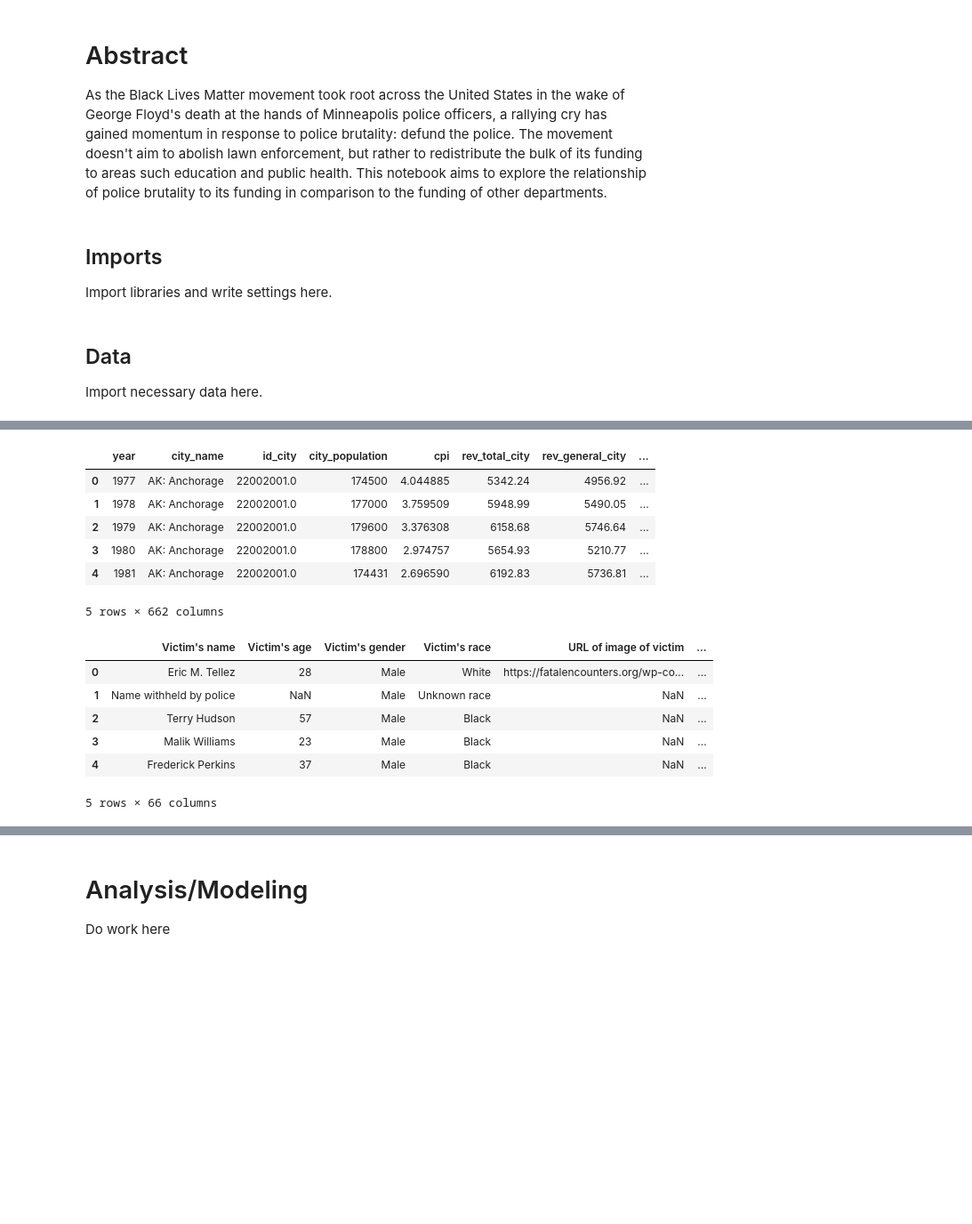
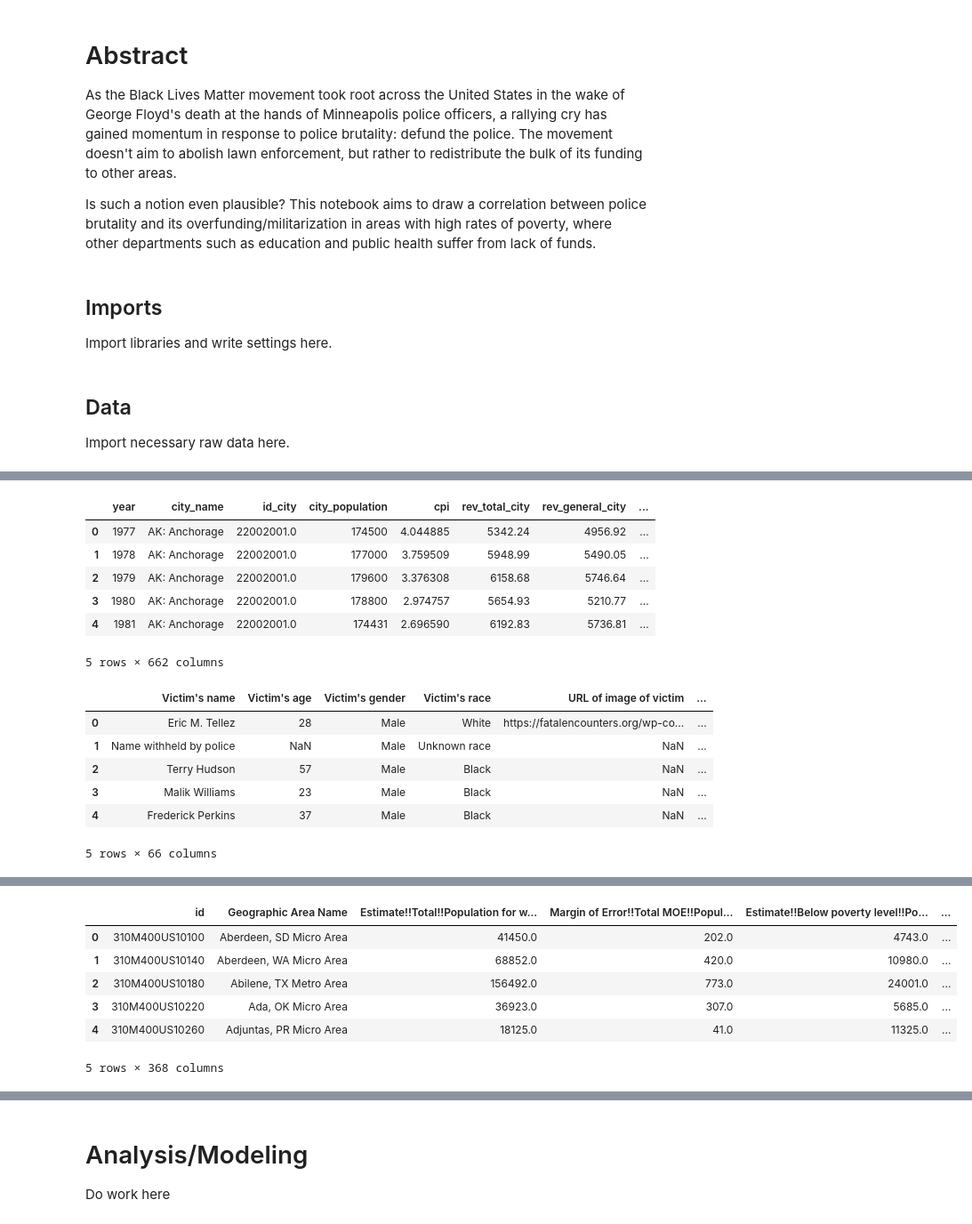
Before and after one commit to EzrielAsItGets/summer-2020-project, a Jupyter notebook: US Police Violence & Fatal Shootings.ipynb, the cells around one changed output, grey strips where cells are left out. Shown: that part at 89% size. Saved outputs shown, nothing was run; the diff lists cells and outputs as text; code cells hidden in the pictures; blank space fills up the shorter version.

```diff
--- a/US Police Violence & Fatal Shootings.ipynb
+++ b/US Police Violence & Fatal Shootings.ipynb
@@ -1,6 +1,8 @@
 # %% [markdown]
 # Abstract
-As the Black Lives Matter movement took root across the United States in the wake of George Floyd's death at the hands of Minneapolis police officers, a rallying cry has gained momentum in response to police brutality: defund the police. The movement doesn't aim to abolish lawn enforcement, but rather to redistribute the bulk of its funding to areas such education and public health. This notebook aims to explore the relationship of police brutality to its funding in comparison to the funding of other departments.
+As the Black Lives Matter movement took root across the United States in the wake of George Floyd's death at the hands of Minneapolis police officers, a rallying cry has gained momentum in response to police brutality: defund the police. The movement doesn't aim to abolish lawn enforcement, but rather to redistribute the bulk of its funding to other areas.
+
+Is such a notion even plausible? This notebook aims to draw a correlation between police brutality and its overfunding/militarization in areas with high rates of poverty, where other departments such as education and public health suffer from lack of funds.
 # %% [markdown]
 ## Imports
 Import libraries and write settings here.
@@ -38,21 +40,18 @@ cf.go_offline(connected=True)
 cf.set_config_file(theme='white')
 # %% [markdown]
 ## Data
-Import necessary data here.
+Import necessary raw data here.
 # %%
 dr = pd.read_csv('./data/deaths_arrests_race.csv')
 cb = pd.read_csv('./data/budgets.csv')
 pk = pd.read_csv('./data/police_killings.csv')
-
-data = []
+pv = pd.read_csv('./data/poverty_census_bureau.csv')
 
 #test
 dr.head()
 cb.head()
 pk.head()
-
-figtest = px.scatter(pk, x="Victim's race", y='State')
-figtest.show()
+pv.head()
 # %% [output]
 |  | State | City | PD | Black People Killed by Police (1/... | Hispanic People Killed by Police ... | Native American People Killed by ... | ... |
 | 0 | New Mexico | Albuquerque | Albuquerque Police Department | 3.0 | 18.0 | NaN | ... |
@@ -77,0 +76,7 @@ figtest.show()
+|  | id | Geographic Area Name | Estimate!!Total!!Population for w... | Margin of Error!!Total MOE!!Popul... | Estimate!!Below poverty level!!Po... | ... |
+| 0 | 310M400US10100 | Aberdeen, SD Micro Area | 41450.0 | 202.0 | 4743.0 | ... |
+| 1 | 310M400US10140 | Aberdeen, WA Micro Area | 68852.0 | 420.0 | 10980.0 | ... |
+| 2 | 310M400US10180 | Abilene, TX Metro Area | 156492.0 | 773.0 | 24001.0 | ... |
+| 3 | 310M400US10220 | Ada, OK Micro Area | 36923.0 | 307.0 | 5685.0 | ... |
+| 4 | 310M400US10260 | Adjuntas, PR Micro Area | 18125.0 | 41.0 | 11325.0 | ... |
+5 rows × 368 columns
```
Also changed, not shown: parts of 2 cells of this notebook.
